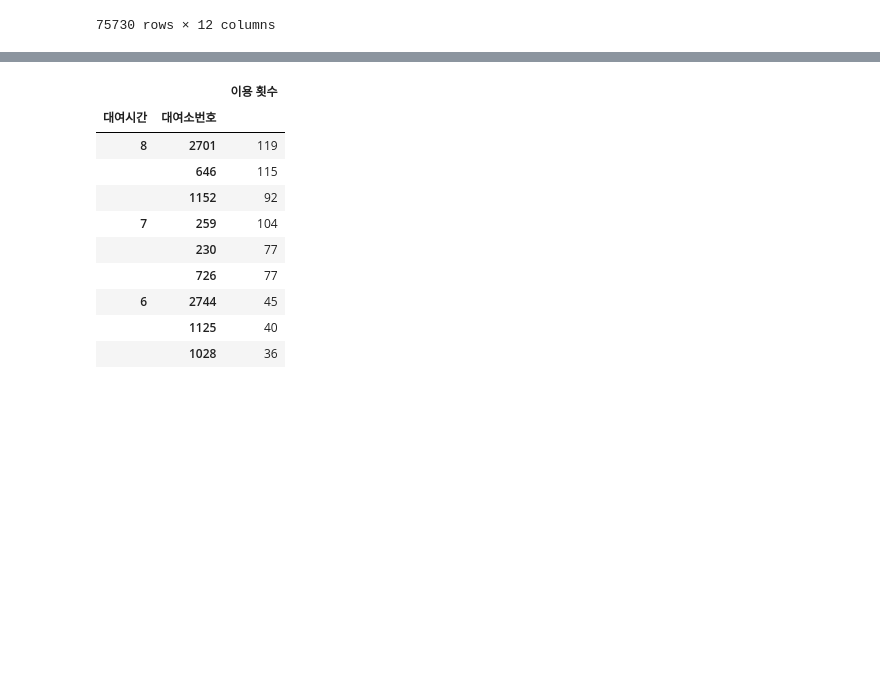
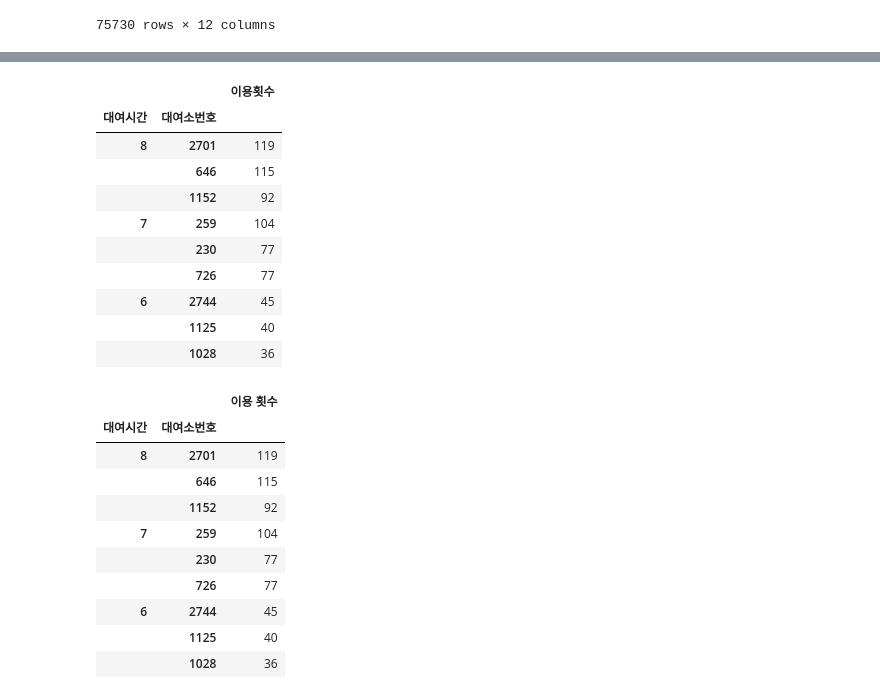
Before and after one commit to heeeeeho/-_-_-, a Jupyter notebook: 빅분기_서울시_따릉이_이용정보_데이터.ipynb, the cells around one changed output, grey strips where cells are left out. Saved outputs shown, nothing was run; the diff lists cells and outputs as text; code cells hidden in the pictures; blank space fills up the shorter version.

```diff
--- a/빅분기_서울시_따릉이_이용정보_데이터.ipynb
+++ b/빅분기_서울시_따릉이_이용정보_데이터.ipynb
@@ -384,3 +400,18 @@ c1.groupby(['대여시간','대여소번호']).count().sort_values('이용건수
+# %%
+my_answer = c3.groupby(['대여시간']).head(3)
+my_answer
+# %% [output]
+|  |  | 이용횟수 |
+| 대여시간 | 대여소번호 |  |
+| 8 | 2701 | 119 |
+|  | 646 | 115 |
+|  | 1152 | 92 |
+| 7 | 259 | 104 |
+|  | 230 | 77 |
+|  | 726 | 77 |
+| 6 | 2744 | 45 |
+|  | 1125 | 40 |
+|  | 1028 | 36 |
 # %%
 target = df[(df.day_name.isin(['Tuesday', 'Wednesday', 'Thursday', 'Friday','Monday'])) & (df.대여시간.isin([6,7,8]))]
 result = target.groupby(['대여시간','대여소번호']).size().to_frame('이용 횟수') # to_frame('컬럼명')
```
Also changed, not shown: parts of 9 cells of this notebook.
